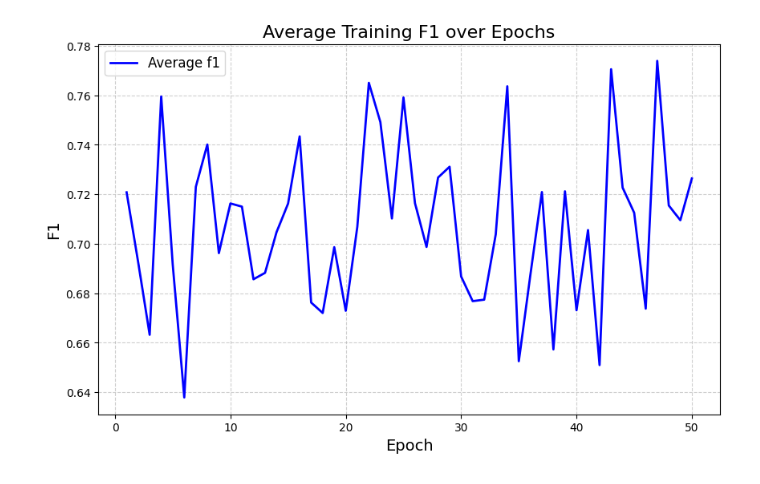
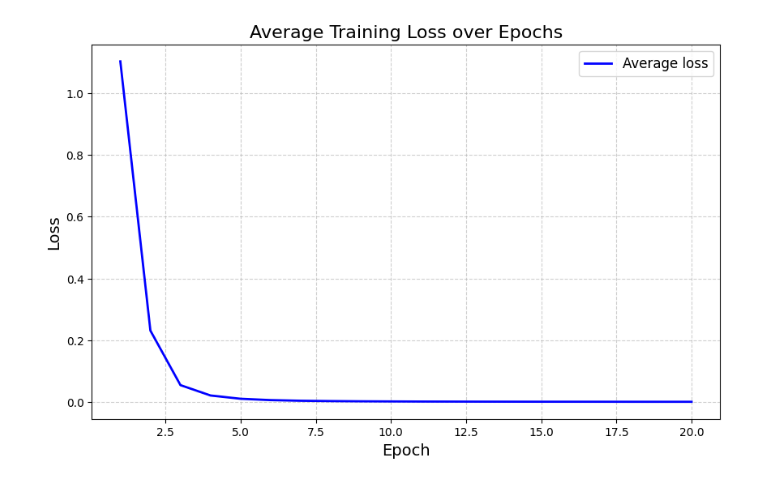
Before and after one commit to nieksa/work2-dti, a Jupyter notebook: plot_train_processe.ipynb, the cells around one changed output. Saved outputs shown, nothing was run; the diff lists cells and outputs as text; code cells hidden in the pictures.

```diff
--- a/plot_train_processe.ipynb
+++ b/plot_train_processe.ipynb
@@ -85,7 +85,7 @@ def extract_metric_data(log_file, fold, metric):
 
     # 正则表达式匹配指定 Fold 的所有 Epoch 的指标数据
     pattern = re.compile(
-        rf"FOLD {fold} Start(.*?)Fold {fold} end",
+        rf"Fold {fold} Start(.*?)Fold {fold} end",
         re.DOTALL
     )
     fold_content = pattern.search(log_content)
@@ -145,7 +145,7 @@ def extract_metric_data(log_file, fold, metric):
     return epochs, values
 
 # 示例调用
-epochs, values = extract_metric_data('training.log', fold=2, metric='loss')
+epochs, values = extract_metric_data('./logs/NCvsPD/ResNet18_20250102_212735_69.05.log', fold=1, metric='loss')
 print("Epochs:", epochs)
 print("Values:", values)
 # %% [output]
@@ -245,7 +245,7 @@ def plot_average_metric(log_file, metric):
 
     # 正则表达式匹配所有 Fold 的内容
     fold_pattern = re.compile(
-        r"FOLD (\d+) Start(.*?)Fold \1 end",
+        r"Fold (\d+) Start(.*?)Fold \1 end",
         re.DOTALL
     )
     fold_matches = fold_pattern.findall(log_content)
@@ -296,32 +296,32 @@ def plot_average_metric(log_file, metric):
 
     # 计算每个 Epoch 的平均值
     avg_values = np.zeros(max_epochs)
     for values in all_values:
         # 如果当前 Fold 的 Epoch 数量不足，用最后一个值填充
         if len(values) < max_epochs:
             values.extend([values[-1]] * (max_epochs - len(values)))
         avg_values += np.array(values)
     avg_values /= len(all_values)
 
     # 创建图表
     plt.figure(figsize=(10, 6))
     plt.plot(range(1, max_epochs + 1), avg_values, linestyle='-', linewidth=2, color='b', label=f'Average {metric}')
 
     # 设置标题和标签
     plt.xlabel('Epoch', fontsize=14)
     plt.ylabel(metric.capitalize(), fontsize=14)
     plt.title(f'Average Training {metric.capitalize()} over Epochs', fontsize=16)
 
     # 设置网格线
     plt.grid(True, linestyle='--', alpha=0.6)
 
     # 添加图例
     plt.legend(fontsize=12)
 
     # 显示图表
     plt.show()
 
 # 示例调用
-plot_average_metric('training.log', metric='f1')
+plot_average_metric('./logs/NCvsPD/ResNet18_20250102_212735_69.05.log', metric='loss')
 # %% [output]
-[figure, old version]
+[figure, new version]
```
Also changed, not shown: parts of 2 cells of this notebook, 12 other files.
